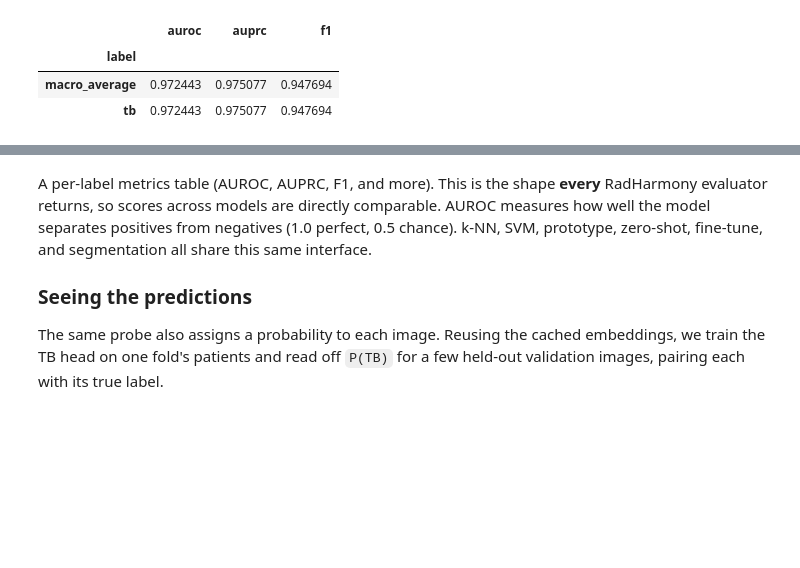
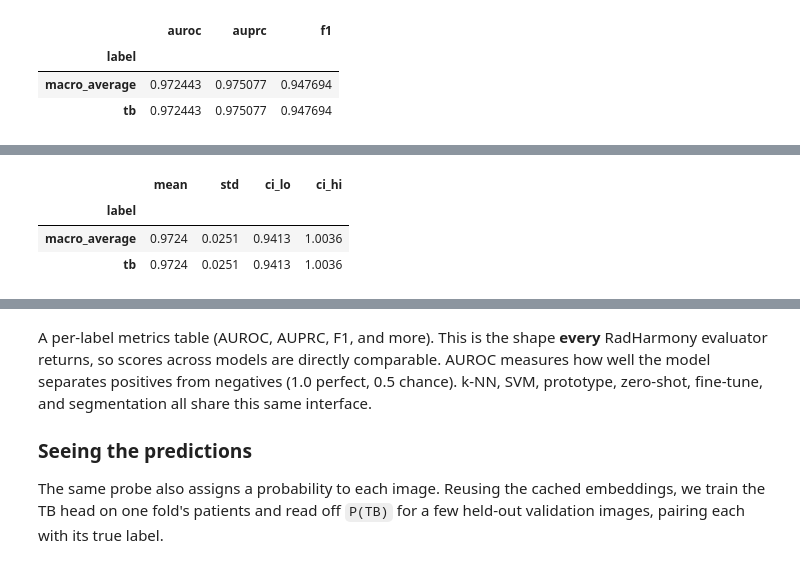
Before and after one commit to f10409/RadHarmony, a Jupyter notebook: datathon26/5_radharmony_hands_on_probes_and_segmentation.ipynb, the cells around one changed output, grey strips where cells are left out. Cells and saved outputs as stored; diff of their text form; code cells hidden in the pictures; blank space fills up the shorter version.

```diff
--- a/datathon26/5_radharmony_hands_on_probes_and_segmentation.ipynb
+++ b/datathon26/5_radharmony_hands_on_probes_and_segmentation.ipynb
@@ -82,0 +97,33 @@ results.groupby("label")[["auroc", "auprc", "f1"]].mean()
+# %%
+import numpy as np
+from scipy import stats
+
+
+# 1) CI across folds. Five folds is too few for empirical percentiles, so
+# summarize the fold-to-fold spread with the sample std (ddof=1) and a
+# small-sample t-interval: mean +/- t(0.975, df=n-1) * std / sqrt(n).
+def _t_ci(s, side):
+    vals = s.to_numpy()
+    n = len(vals)
+    mean = np.nanmean(vals)
+    sem = np.nanstd(vals, ddof=1) / np.sqrt(n)
+    half = stats.t.ppf(0.975, df=n - 1) * sem
+    return mean - half if side == "lo" else mean + half
+
+
+fold_ci = (
+    results.groupby("label")["auroc"]
+    .agg(
+        mean="mean",
+        std=lambda s: np.nanstd(s.to_numpy(), ddof=1),
+        ci_lo=lambda s: _t_ci(s, "lo"),
+        ci_hi=lambda s: _t_ci(s, "hi"),
+    )
+    .round(4)
+)
+fold_ci
+# %% [output]
+|  | mean | std | ci_lo | ci_hi |
+| label |  |  |  |  |
+| macro_average | 0.9724 | 0.0251 | 0.9413 | 1.0036 |
+| tb | 0.9724 | 0.0251 | 0.9413 | 1.0036 |
```
Also changed, not shown: parts of 3 cells of this notebook, 11 other files.
